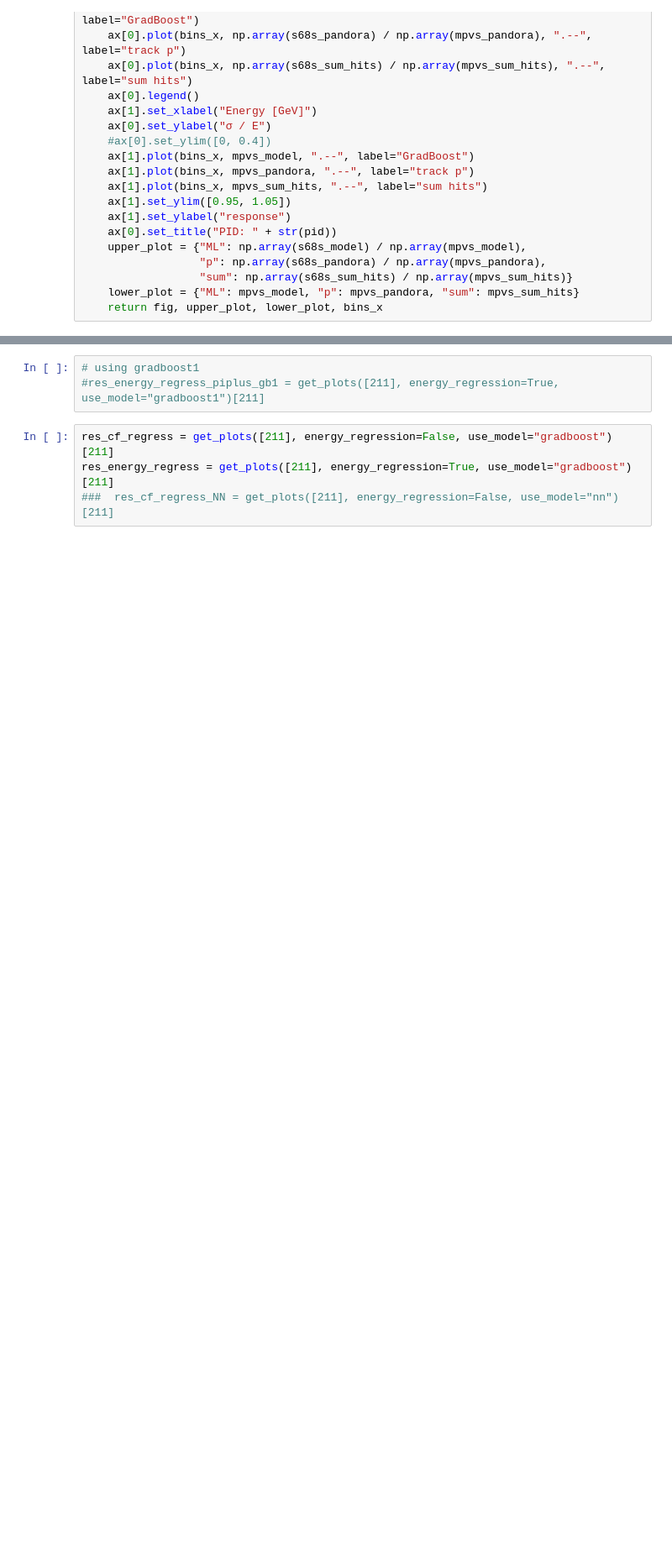
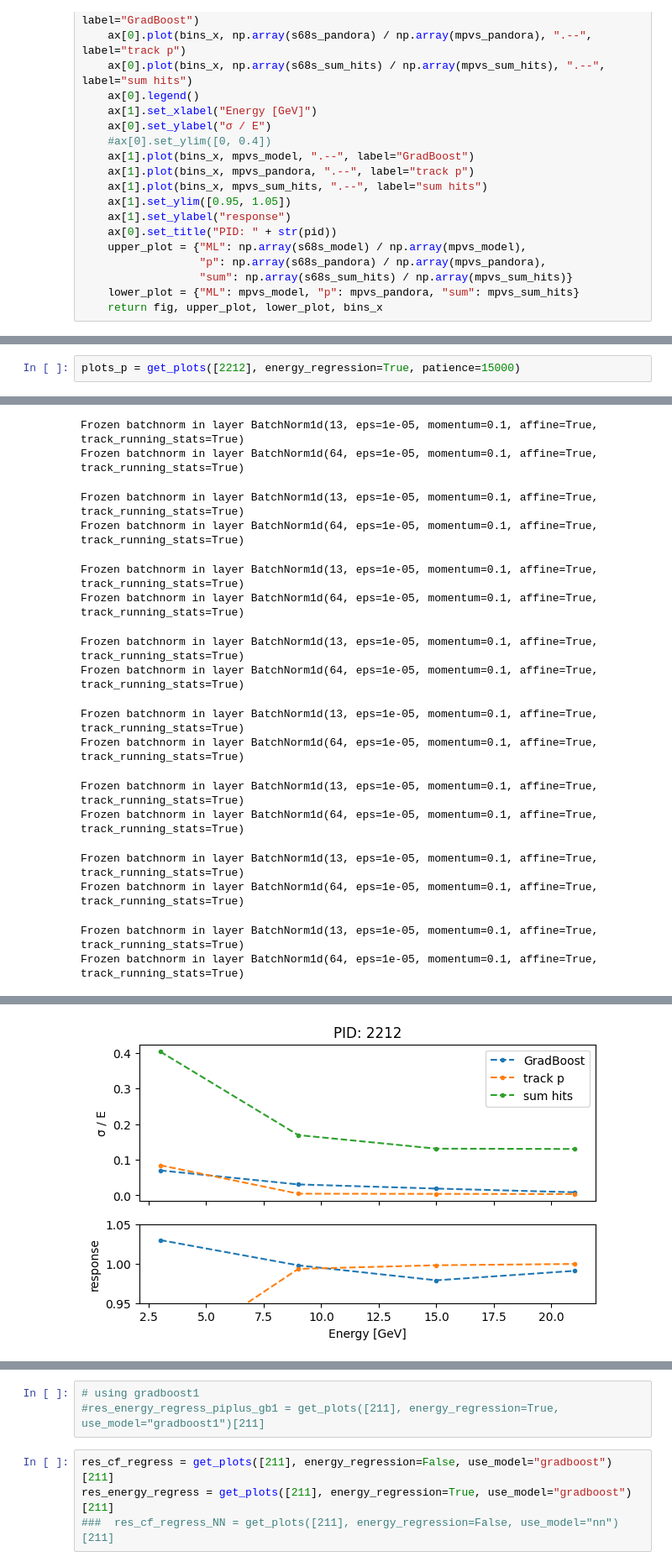
Before and after one commit to selvaggi/mlpf, a Jupyter notebook: notebooks/13_NNs.ipynb, the cells around one changed output, grey strips where cells are left out. Shown at 84% size. Saved outputs shown, nothing was run; the diff lists cells and outputs as text; blank space fills up the shorter version.

```diff
--- a/notebooks/13_NNs.ipynb
+++ b/notebooks/13_NNs.ipynb
@@ -303,0 +390,3 @@ def get_plots(PIDs, energy_regression=False, remove_sum_e=False, use_model="grad
+# %%
+plots_p = get_plots([2212], energy_regression=True, patience=15000)
+# %% [output]
@@ -303,0 +402,16 @@ def get_plots(PIDs, energy_regression=False, remove_sum_e=False, use_model="grad
+Frozen batchnorm in layer BatchNorm1d(13, eps=1e-05, momentum=0.1, affine=True, track_running_stats=True)
+Frozen batchnorm in layer BatchNorm1d(64, eps=1e-05, momentum=0.1, affine=True, track_running_stats=True)
+Frozen batchnorm in layer BatchNorm1d(13, eps=1e-05, momentum=0.1, affine=True, track_running_stats=True)
+Frozen batchnorm in layer BatchNorm1d(64, eps=1e-05, momentum=0.1, affine=True, track_running_stats=True)
+Frozen batchnorm in layer BatchNorm1d(13, eps=1e-05, momentum=0.1, affine=True, track_running_stats=True)
+Frozen batchnorm in layer BatchNorm1d(64, eps=1e-05, momentum=0.1, affine=True, track_running_stats=True)
+Frozen batchnorm in layer BatchNorm1d(13, eps=1e-05, momentum=0.1, affine=True, track_running_stats=True)
+Frozen batchnorm in layer BatchNorm1d(64, eps=1e-05, momentum=0.1, affine=True, track_running_stats=True)
+Frozen batchnorm in layer BatchNorm1d(13, eps=1e-05, momentum=0.1, affine=True, track_running_stats=True)
+Frozen batchnorm in layer BatchNorm1d(64, eps=1e-05, momentum=0.1, affine=True, track_running_stats=True)
+Frozen batchnorm in layer BatchNorm1d(13, eps=1e-05, momentum=0.1, affine=True, track_running_stats=True)
+Frozen batchnorm in layer BatchNorm1d(64, eps=1e-05, momentum=0.1, affine=True, track_running_stats=True)
+Frozen batchnorm in layer BatchNorm1d(13, eps=1e-05, momentum=0.1, affine=True, track_running_stats=True)
+Frozen batchnorm in layer BatchNorm1d(64, eps=1e-05, momentum=0.1, affine=True, track_running_stats=True)
+Frozen batchnorm in layer BatchNorm1d(13, eps=1e-05, momentum=0.1, affine=True, track_running_stats=True)
+Frozen batchnorm in layer BatchNorm1d(64, eps=1e-05, momentum=0.1, affine=True, track_running_stats=True)
@@ -303,0 +420 @@ def get_plots(PIDs, energy_regression=False, remove_sum_e=False, use_model="grad
+[figure, added]
```
Also changed, not shown: parts of 10 cells of this notebook.
